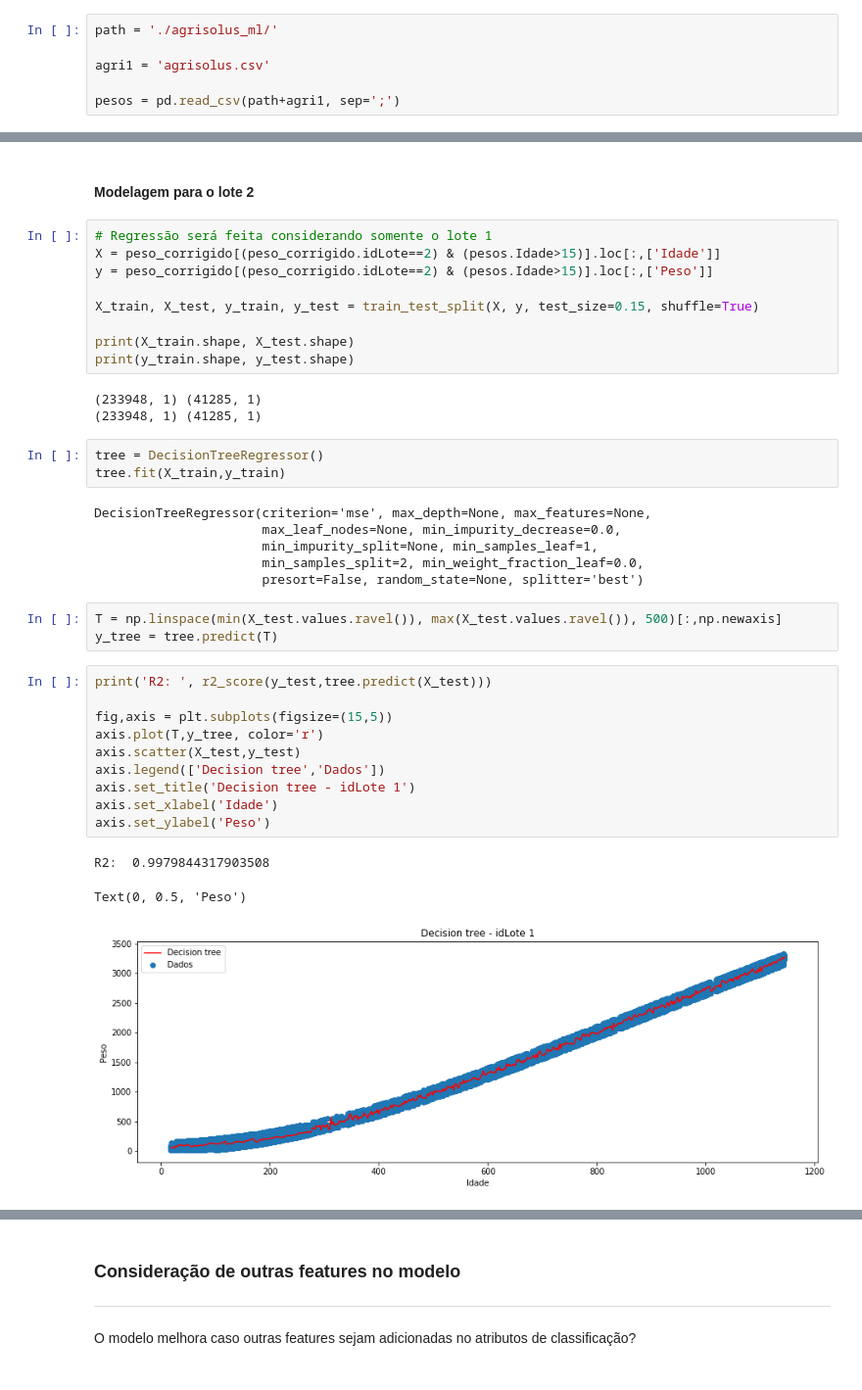
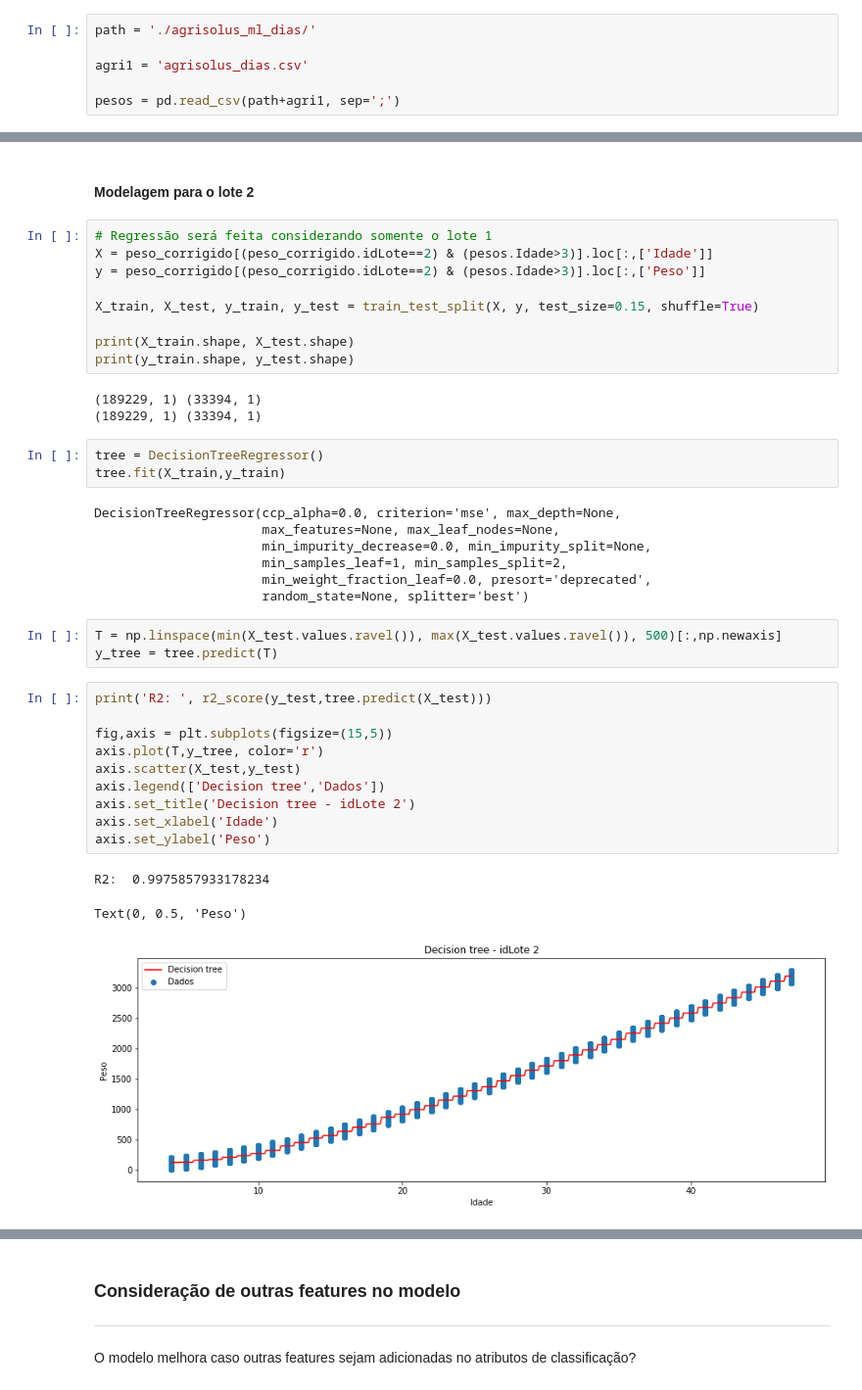
Before and after one commit to advinstai/Aprendizagem-estatistica-regressao, a Jupyter notebook: Exercicio-regressao/tree_agrisolus_alexandre.ipynb, the cells around one changed output, grey strips where cells are left out. Shown: that part at 98% size. Cells and saved outputs as stored; diff of their text form.

```diff
--- a/Exercicio-regressao/tree_agrisolus_alexandre.ipynb
+++ b/Exercicio-regressao/tree_agrisolus_alexandre.ipynb
@@ -14,9 +16,9 @@ import numpy as np
 # %% [markdown]
 ### Arquivo csv
 # %%
-path = './agrisolus_ml/'
+path = './agrisolus_ml_dias/'
 
-agri1 = 'agrisolus.csv'
+agri1 = 'agrisolus_dias.csv'
 
 pesos = pd.read_csv(path+agri1, sep=';')
 # %%
@@ -237,39 +242,40 @@ Text(0, 0.5, 'Peso')
 #### Modelagem para o lote 2
 # %%
 # Regressão será feita considerando somente o lote 1
-X = peso_corrigido[(peso_corrigido.idLote==2) & (pesos.Idade>15)].loc[:,['Idade']]
-y = peso_corrigido[(peso_corrigido.idLote==2) & (pesos.Idade>15)].loc[:,['Peso']]
+X = peso_corrigido[(peso_corrigido.idLote==2) & (pesos.Idade>3)].loc[:,['Idade']]
+y = peso_corrigido[(peso_corrigido.idLote==2) & (pesos.Idade>3)].loc[:,['Peso']]
 
 X_train, X_test, y_train, y_test = train_test_split(X, y, test_size=0.15, shuffle=True)
 
 print(X_train.shape, X_test.shape)
 print(y_train.shape, y_test.shape)
 # %% [output]
-(233948, 1) (41285, 1)
-(233948, 1) (41285, 1)
+(189229, 1) (33394, 1)
+(189229, 1) (33394, 1)
 # %%
 tree = DecisionTreeRegressor()
 tree.fit(X_train,y_train)
 # %% [output]
-DecisionTreeRegressor(criterion='mse', max_depth=None, max_features=None,
-                      max_leaf_nodes=None, min_impurity_decrease=0.0,
-                      min_impurity_split=None, min_samples_leaf=1,
-                      min_samples_split=2, min_weight_fraction_leaf=0.0,
-                      presort=False, random_state=None, splitter='best')
+DecisionTreeRegressor(ccp_alpha=0.0, criterion='mse', max_depth=None,
+                      max_features=None, max_leaf_nodes=None,
+                      min_impurity_decrease=0.0, min_impurity_split=None,
+                      min_samples_leaf=1, min_samples_split=2,
+                      min_weight_fraction_leaf=0.0, presort='deprecated',
+                      random_state=None, splitter='best')
 # %%
 T = np.linspace(min(X_test.values.ravel()), max(X_test.values.ravel()), 500)[:,np.newaxis]
 y_tree = tree.predict(T)
 # %%
 print('R2: ', r2_score(y_test,tree.predict(X_test)))
 
 fig,axis = plt.subplots(figsize=(15,5))
 axis.plot(T,y_tree, color='r')
 axis.scatter(X_test,y_test)
 axis.legend(['Decision tree','Dados'])
-axis.set_title('Decision tree - idLote 1')
+axis.set_title('Decision tree - idLote 2')
 axis.set_xlabel('Idade')
 axis.set_ylabel('Peso')
 # %% [output]
-R2:  0.9979844317903508
+R2:  0.9975857933178234
 Text(0, 0.5, 'Peso')
-[figure, old version]
+[figure, new version]
```
Also changed, not shown: parts of 31 cells of this notebook.
